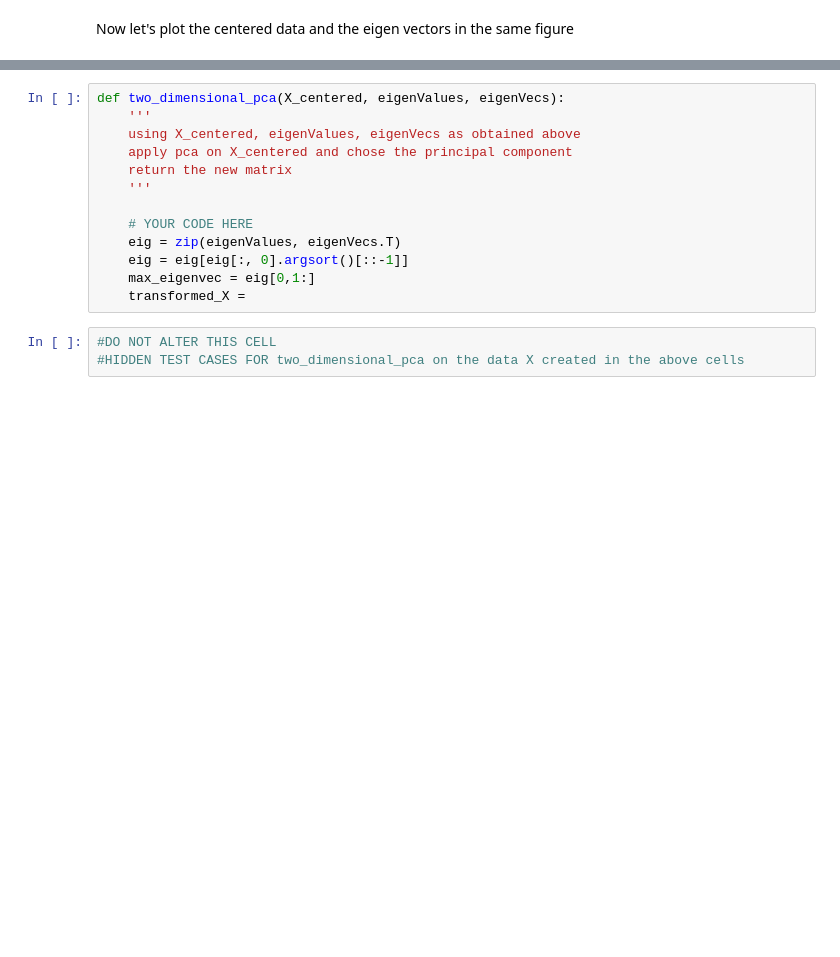
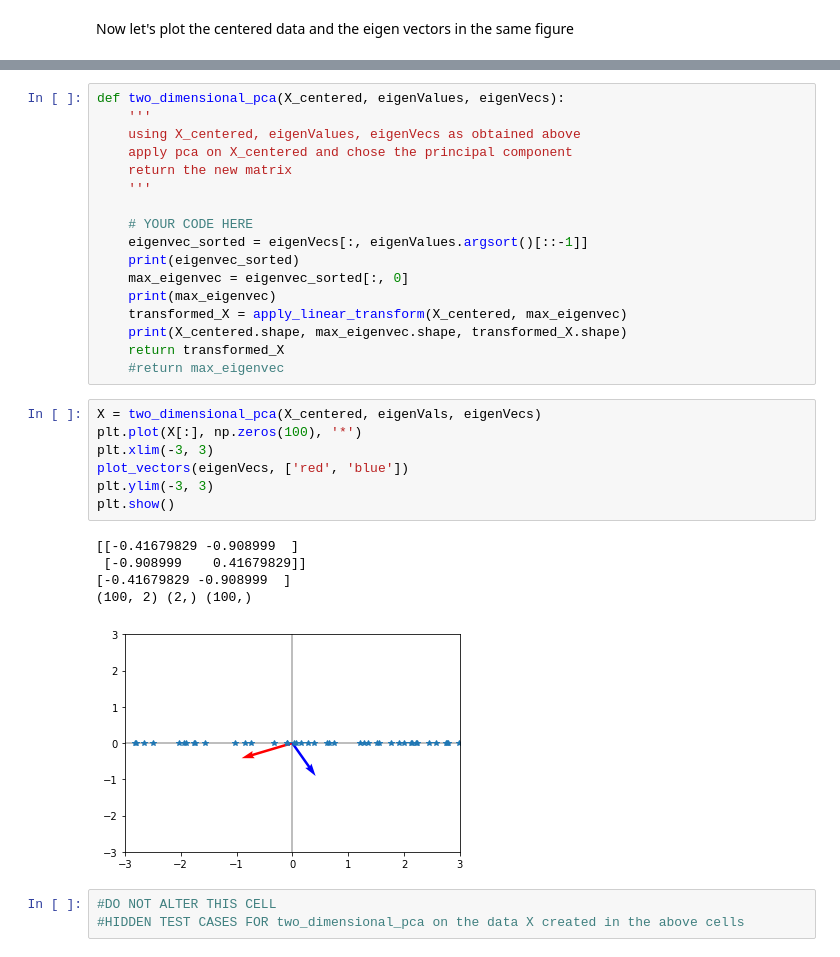
Before and after one commit to chirag-singhal/Neural-Network-And-Fuzzy-Logic, a Jupyter notebook: assignments/Assignment1/PCA/pca.ipynb, the cells around one changed output, grey strips where cells are left out. Saved outputs shown, nothing was run; the diff lists cells and outputs as text; blank space fills up the shorter version.

```diff
--- a/assignments/Assignment1/PCA/pca.ipynb
+++ b/assignments/Assignment1/PCA/pca.ipynb
@@ -248,10 +248,27 @@ def two_dimensional_pca(X_centered, eigenValues, eigenVecs):
     '''
 
     # YOUR CODE HERE
-    eig = zip(eigenValues, eigenVecs.T)
-    eig = eig[eig[:, 0].argsort()[::-1]]
-    max_eigenvec = eig[0,1:]
-    transformed_X =
+    eigenvec_sorted = eigenVecs[:, eigenValues.argsort()[::-1]]
+    print(eigenvec_sorted)
+    max_eigenvec = eigenvec_sorted[:, 0]
+    print(max_eigenvec)
+    transformed_X = apply_linear_transform(X_centered, max_eigenvec)
+    print(X_centered.shape, max_eigenvec.shape, transformed_X.shape)
+    return transformed_X
+    #return max_eigenvec
+# %%
+X = two_dimensional_pca(X_centered, eigenVals, eigenVecs)
+plt.plot(X[:], np.zeros(100), '*')
+plt.xlim(-3, 3)
+plot_vectors(eigenVecs, ['red', 'blue'])
+plt.ylim(-3, 3)
+plt.show()
+# %% [output]
+[[-0.41679829 -0.908999  ]
+ [-0.908999    0.41679829]]
+[-0.41679829 -0.908999  ]
+(100, 2) (2,) (100,)
+[figure, added]
 # %%
 #DO NOT ALTER THIS CELL
 #HIDDEN TEST CASES FOR two_dimensional_pca on the data X created in the above cells
```
Also changed, not shown: parts of 6 cells of this notebook.
